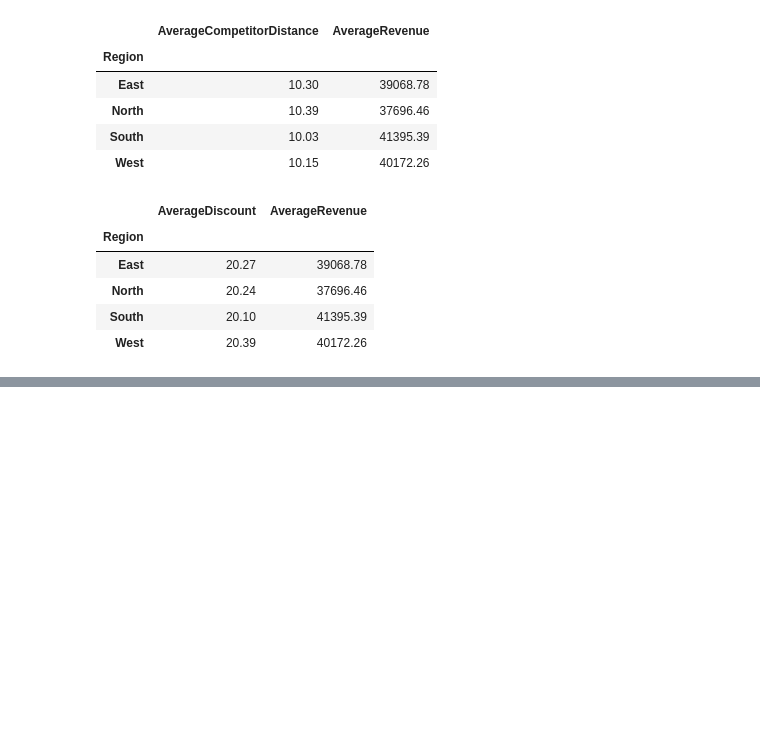
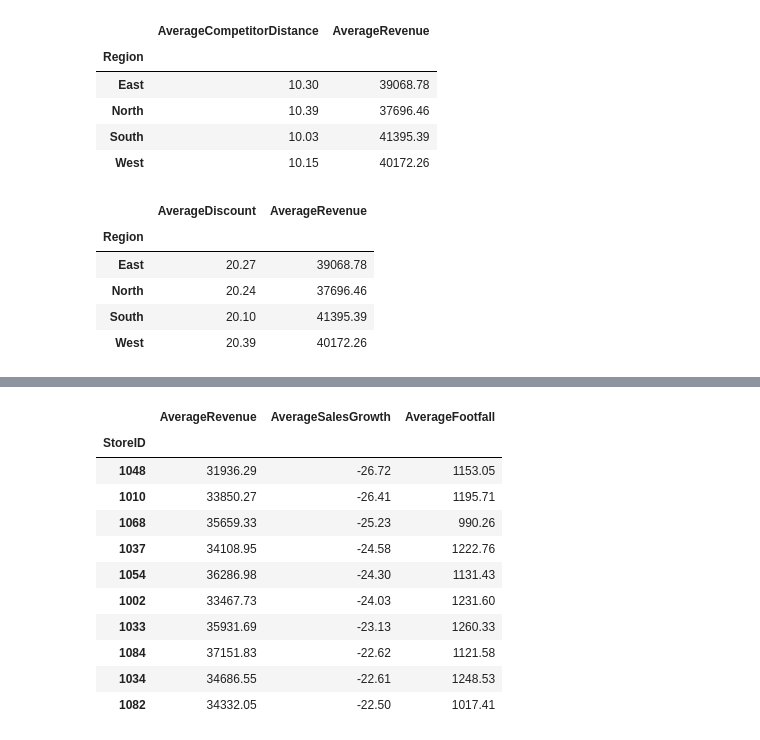
Before and after one commit to n00231001/ResearchAndAnalytics, a Jupyter notebook: Task1_retailAnalytics/retail_analysis.ipynb, the cells around one changed output, grey strips where cells are left out. Saved outputs shown, nothing was run; the diff lists cells and outputs as text; code cells hidden in the pictures; blank space fills up the shorter version.

```diff
--- a/Task1_retailAnalytics/retail_analysis.ipynb
+++ b/Task1_retailAnalytics/retail_analysis.ipynb
@@ -1090,0 +1105,21 @@ display(discount_by_region.round(2))
+# %%
+north_growth = df[df["Region"] == "North"].groupby("StoreID").agg(
+    AverageRevenue=("SalesRevenue", "mean"),
+    AverageSalesGrowth=("SalesGrowthPercentage", "mean"),
+    AverageFootfall=("Footfall", "mean")
+).sort_values("AverageSalesGrowth")
+
+display(north_growth.head(10).round(2))
+# %% [output]
+|  | AverageRevenue | AverageSalesGrowth | AverageFootfall |
+| StoreID |  |  |  |
+| 1048 | 31936.29 | -26.72 | 1153.05 |
+| 1010 | 33850.27 | -26.41 | 1195.71 |
+| 1068 | 35659.33 | -25.23 | 990.26 |
+| 1037 | 34108.95 | -24.58 | 1222.76 |
+| 1054 | 36286.98 | -24.30 | 1131.43 |
+| 1002 | 33467.73 | -24.03 | 1231.60 |
+| 1033 | 35931.69 | -23.13 | 1260.33 |
+| 1084 | 37151.83 | -22.62 | 1121.58 |
+| 1034 | 34686.55 | -22.61 | 1248.53 |
+| 1082 | 34332.05 | -22.50 | 1017.41 |
```
Also changed, not shown: parts of 2 cells of this notebook.
